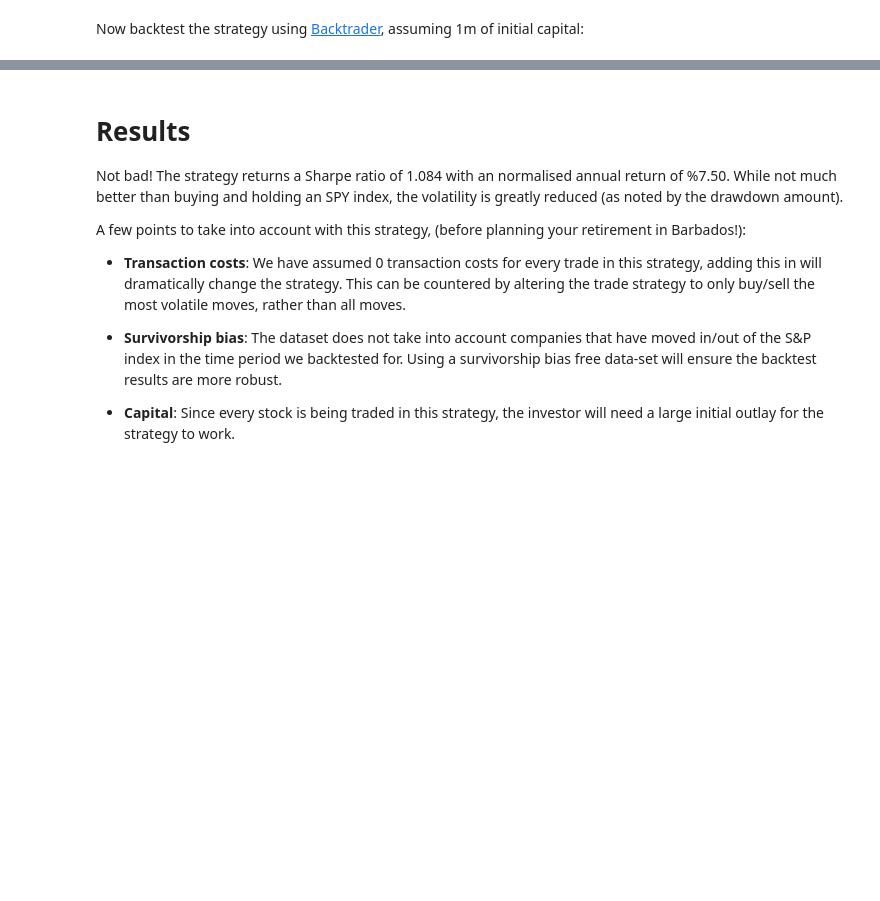
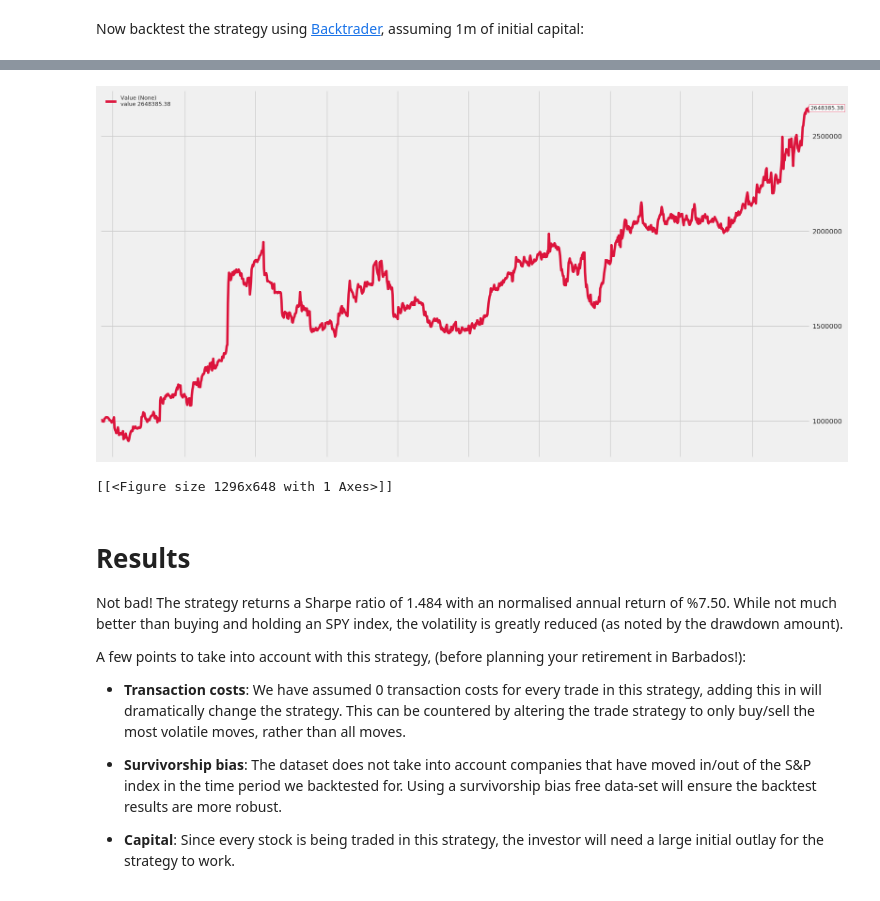
Before and after one commit to akokaz1/Algo-Trading, a Jupyter notebook: notebooks/scripts/Cross-sectional MR.ipynb, the cells around one changed output, grey strips where cells are left out. Cells and saved outputs as stored; diff of their text form; code cells hidden in the pictures; blank space fills up the shorter version.

```diff
--- a/notebooks/scripts/Cross-sectional MR.ipynb
+++ b/notebooks/scripts/Cross-sectional MR.ipynb
@@ -139,3 +127,3 @@ Max Drawdown: 25.62%
 # %%
-cerebro.plot()[0][0]
+cerebro.plot(iplot=False)
 # %% [output]
@@ -144,6 +130,8 @@ cerebro.plot()[0][0]
+[figure, added]
+[[<Figure size 1296x648 with 1 Axes>]]
 # %% [markdown]
 # Results
-Not bad! The strategy returns a Sharpe ratio of 1.084 with an  normalised annual return of %7.50. While not much better than buying and holding an SPY index, the volatility is greatly reduced (as noted by the drawdown amount). <br>
+Not bad! The strategy returns a Sharpe ratio of 1.484 with an  normalised annual return of %7.50. While not much better than buying and holding an SPY index, the volatility is greatly reduced (as noted by the drawdown amount). <br>
 
 A few points to take into account with this strategy, (before planning your retirement in Barbados!):<br>
 
```
Also changed, not shown: parts of 5 cells of this notebook, 1 other file.
